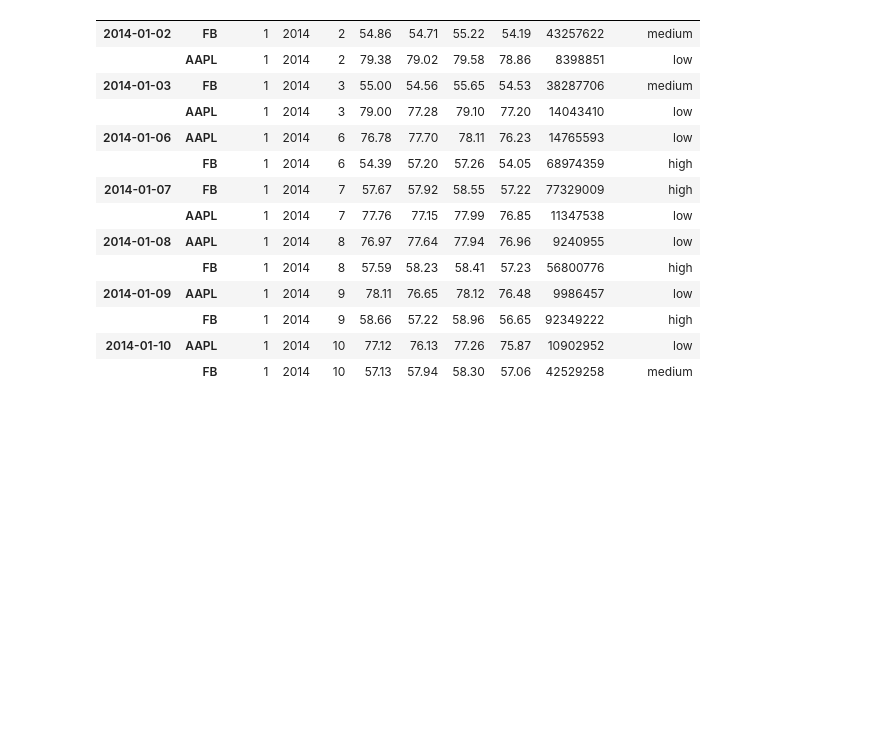
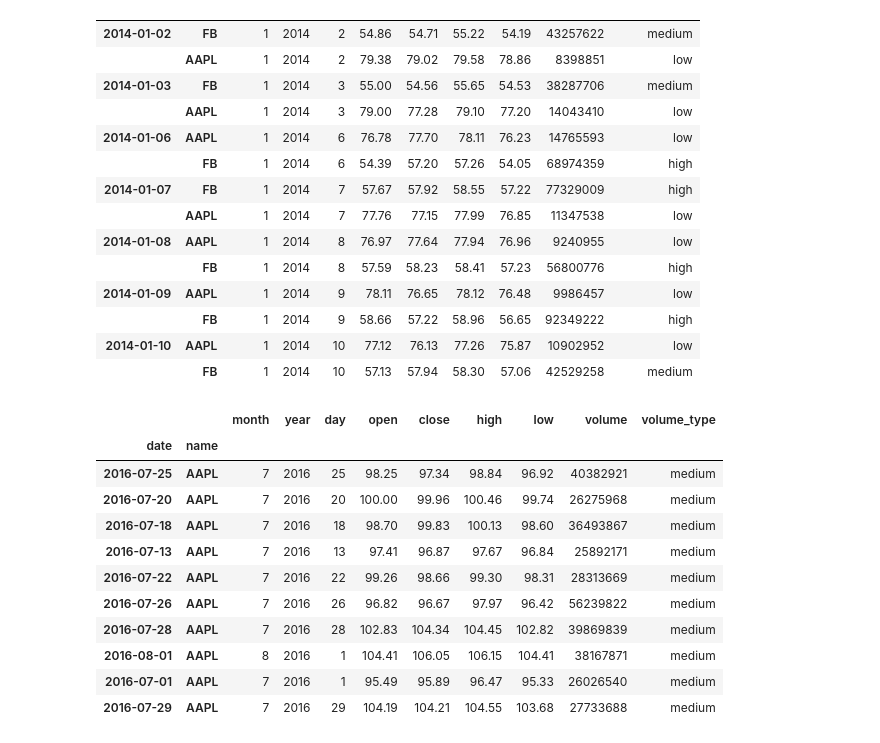
Before and after one commit to Narula901/Python-Library, a Jupyter notebook: Pandas/Practice Problems/Practice Problem - Going MultiDimensional - 2.ipynb, the cells around one changed output. Saved outputs shown, nothing was run; the diff lists cells and outputs as text; code cells hidden in the pictures; blank space fills up the shorter version.

```diff
--- a/Pandas/Practice Problems/Practice Problem - Going MultiDimensional - 2.ipynb
+++ b/Pandas/Practice Problems/Practice Problem - Going MultiDimensional - 2.ipynb
@@ -160,3 +160,23 @@ tech.loc[(slice('2014-01-02', '2014-01-10'), ['FB', 'AAPL']), : ]
 |  | FB | 1 | 2014 | 9 | 58.66 | 57.22 | 58.96 | 56.65 | 92349222 | high |
 | 2014-01-10 | AAPL | 1 | 2014 | 10 | 77.12 | 76.13 | 77.26 | 75.87 | 10902952 | low |
 |  | FB | 1 | 2014 | 10 | 57.13 | 57.94 | 58.30 | 57.06 | 42529258 | medium |
+# %%
+#Question:
+
+tech_df2 = tech.loc['2016-07-01':'2016-08-01']
+# %%
+# Select 10 days at random
+tech_df2.loc[(slice(None),['AAPL']), :].sample(10)
+# %% [output]
+|  |  | month | year | day | open | close | high | low | volume | volume_type |
+| date | name |  |  |  |  |  |  |  |  |  |
+| 2016-07-25 | AAPL | 7 | 2016 | 25 | 98.25 | 97.34 | 98.84 | 96.92 | 40382921 | medium |
+| 2016-07-20 | AAPL | 7 | 2016 | 20 | 100.00 | 99.96 | 100.46 | 99.74 | 26275968 | medium |
+| 2016-07-18 | AAPL | 7 | 2016 | 18 | 98.70 | 99.83 | 100.13 | 98.60 | 36493867 | medium |
+| 2016-07-13 | AAPL | 7 | 2016 | 13 | 97.41 | 96.87 | 97.67 | 96.84 | 25892171 | medium |
+| 2016-07-22 | AAPL | 7 | 2016 | 22 | 99.26 | 98.66 | 99.30 | 98.31 | 28313669 | medium |
+| 2016-07-26 | AAPL | 7 | 2016 | 26 | 96.82 | 96.67 | 97.97 | 96.42 | 56239822 | medium |
+| 2016-07-28 | AAPL | 7 | 2016 | 28 | 102.83 | 104.34 | 104.45 | 102.82 | 39869839 | medium |
+| 2016-08-01 | AAPL | 8 | 2016 | 1 | 104.41 | 106.05 | 106.15 | 104.41 | 38167871 | medium |
+| 2016-07-01 | AAPL | 7 | 2016 | 1 | 95.49 | 95.89 | 96.47 | 95.33 | 26026540 | medium |
+| 2016-07-29 | AAPL | 7 | 2016 | 29 | 104.19 | 104.21 | 104.55 | 103.68 | 27733688 | medium |
```
Also changed, not shown: parts of 1 cell of this notebook.
